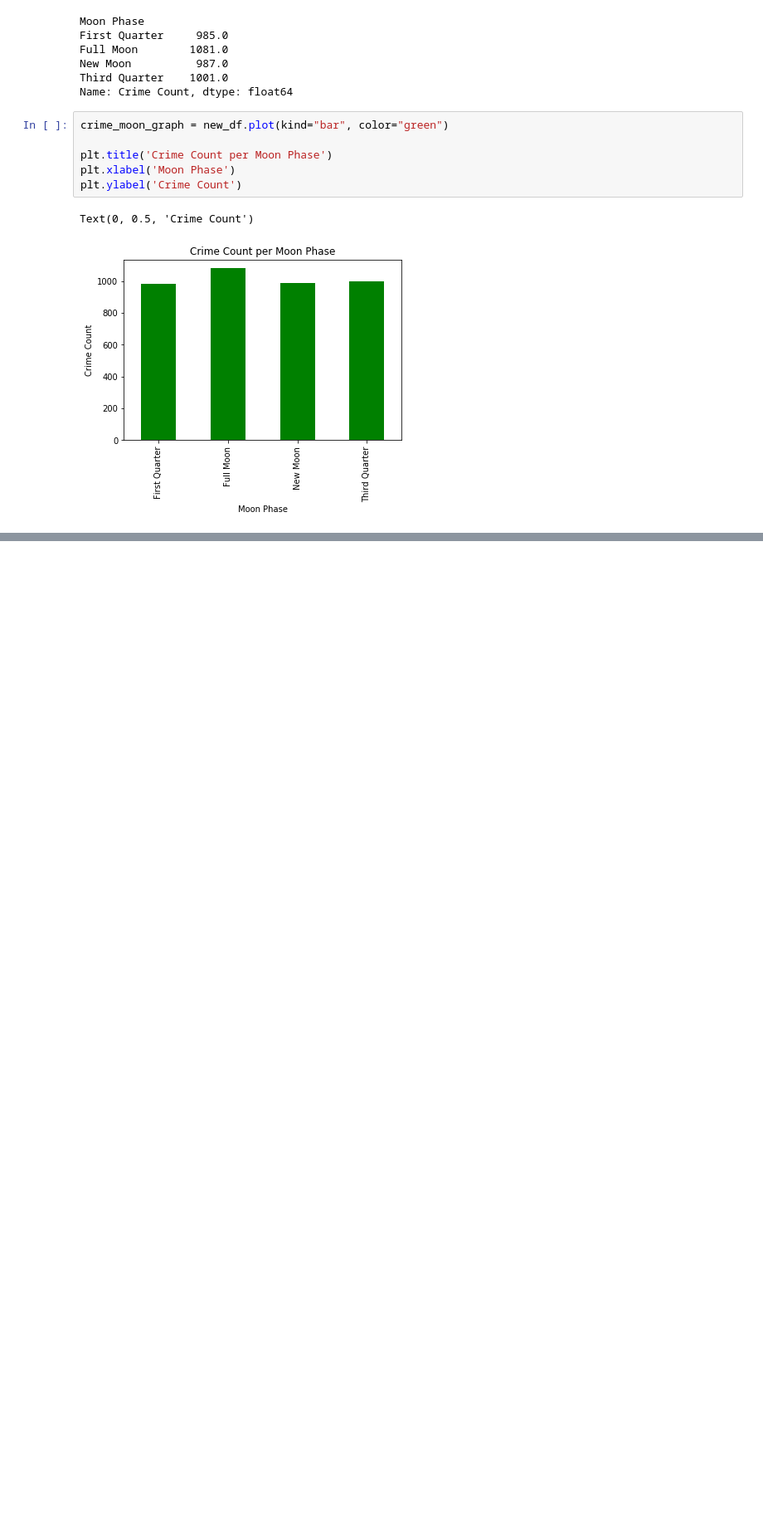
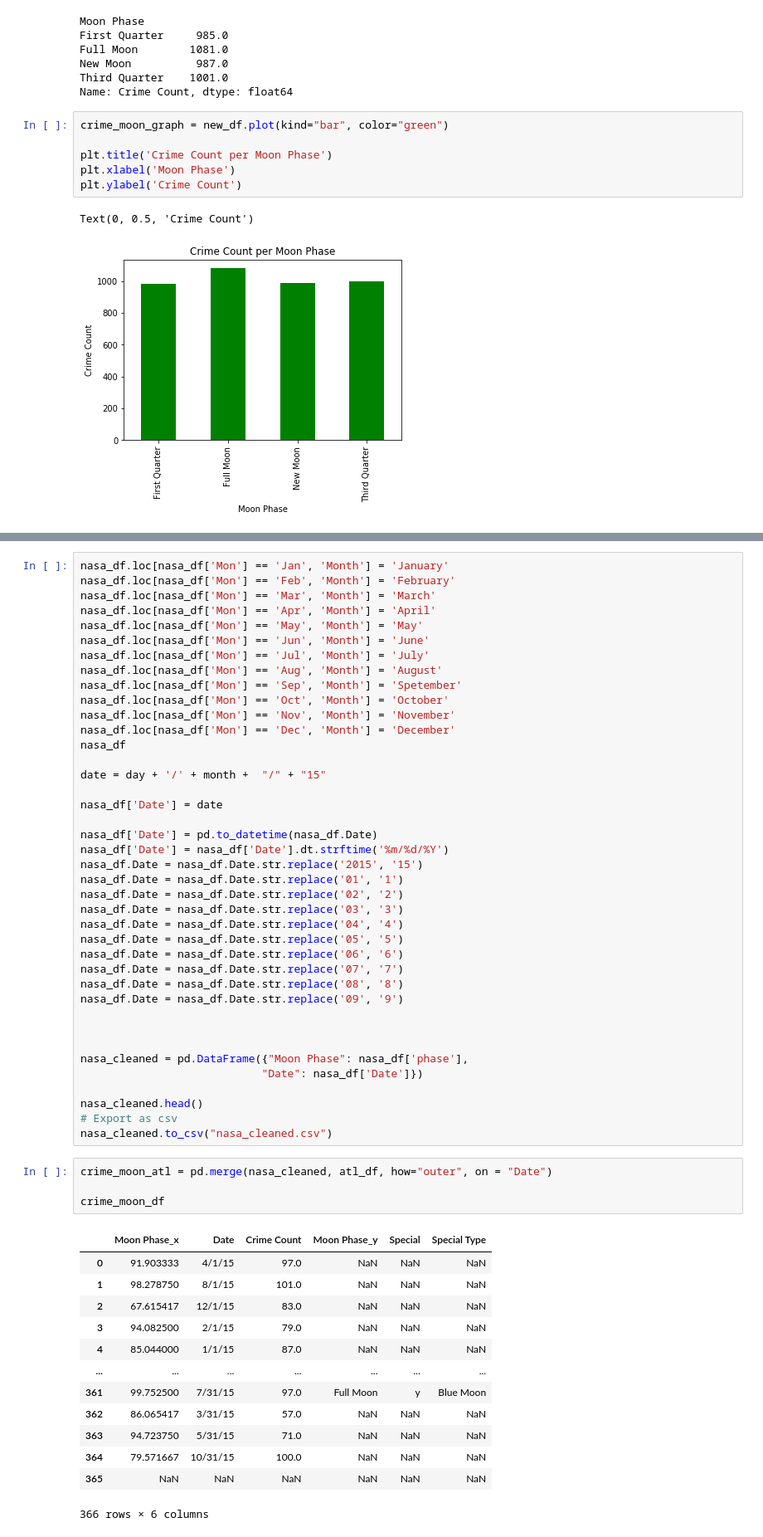
Before and after one commit to NHigs58/Project-1-, a Jupyter notebook: Graphs.ipynb, the cells around one changed output, grey strips where cells are left out. Shown: that part at 83% size. Drawn from its saved outputs; the diff is of its cells as text; blank space fills up the shorter version.

```diff
--- a/Graphs.ipynb
+++ b/Graphs.ipynb
@@ -38,2 +111,60 @@ Text(0, 0.5, 'Crime Count')
+# %%
+nasa_df.loc[nasa_df['Mon'] == 'Jan', 'Month'] = 'January'
+nasa_df.loc[nasa_df['Mon'] == 'Feb', 'Month'] = 'February'
+nasa_df.loc[nasa_df['Mon'] == 'Mar', 'Month'] = 'March'
+nasa_df.loc[nasa_df['Mon'] == 'Apr', 'Month'] = 'April'
+nasa_df.loc[nasa_df['Mon'] == 'May', 'Month'] = 'May'
+nasa_df.loc[nasa_df['Mon'] == 'Jun', 'Month'] = 'June'
+nasa_df.loc[nasa_df['Mon'] == 'Jul', 'Month'] = 'July'
+nasa_df.loc[nasa_df['Mon'] == 'Aug', 'Month'] = 'August'
+nasa_df.loc[nasa_df['Mon'] == 'Sep', 'Month'] = 'Spetember'
+nasa_df.loc[nasa_df['Mon'] == 'Oct', 'Month'] = 'October'
+nasa_df.loc[nasa_df['Mon'] == 'Nov', 'Month'] = 'November'
+nasa_df.loc[nasa_df['Mon'] == 'Dec', 'Month'] = 'December'
+nasa_df
+
+date = day + '/' + month +  "/" + "15"
+
+nasa_df['Date'] = date
+
+nasa_df['Date'] = pd.to_datetime(nasa_df.Date)
+nasa_df['Date'] = nasa_df['Date'].dt.strftime('%m/%d/%Y')
+nasa_df.Date = nasa_df.Date.str.replace('2015', '15')
+nasa_df.Date = nasa_df.Date.str.replace('01', '1')
+nasa_df.Date = nasa_df.Date.str.replace('02', '2')
+nasa_df.Date = nasa_df.Date.str.replace('03', '3')
+nasa_df.Date = nasa_df.Date.str.replace('04', '4')
+nasa_df.Date = nasa_df.Date.str.replace('05', '5')
+nasa_df.Date = nasa_df.Date.str.replace('06', '6')
+nasa_df.Date = nasa_df.Date.str.replace('07', '7')
+nasa_df.Date = nasa_df.Date.str.replace('08', '8')
+nasa_df.Date = nasa_df.Date.str.replace('09', '9')
+
+
+
+nasa_cleaned = pd.DataFrame({"Moon Phase": nasa_df['phase'],
+                            "Date": nasa_df['Date']})
+
+nasa_cleaned.head()
+# Export as csv
+nasa_cleaned.to_csv("nasa_cleaned.csv")
+# %%
+crime_moon_atl = pd.merge(nasa_cleaned, atl_df, how="outer", on = "Date")
+
+crime_moon_df
+# %% [output]
+|  | Moon Phase_x | Date | Crime Count | Moon Phase_y | Special | Special Type |
+| 0 | 91.903333 | 4/1/15 | 97.0 | NaN | NaN | NaN |
+| 1 | 98.278750 | 8/1/15 | 101.0 | NaN | NaN | NaN |
+| 2 | 67.615417 | 12/1/15 | 83.0 | NaN | NaN | NaN |
+| 3 | 94.082500 | 2/1/15 | 79.0 | NaN | NaN | NaN |
+| 4 | 85.044000 | 1/1/15 | 87.0 | NaN | NaN | NaN |
+| ... | ... | ... | ... | ... | ... | ... |
+| 361 | 99.752500 | 7/31/15 | 97.0 | Full Moon | y | Blue Moon |
+| 362 | 86.065417 | 3/31/15 | 57.0 | NaN | NaN | NaN |
+| 363 | 94.723750 | 5/31/15 | 71.0 | NaN | NaN | NaN |
+| 364 | 79.571667 | 10/31/15 | 100.0 | NaN | NaN | NaN |
+| 365 | NaN | NaN | NaN | NaN | NaN | NaN |
+366 rows × 6 columns
 # %%
 # Crime Count Vs Visible Moon (%) Linear Regression
```
Also changed, not shown: parts of 7 cells of this notebook, 1 other file.
